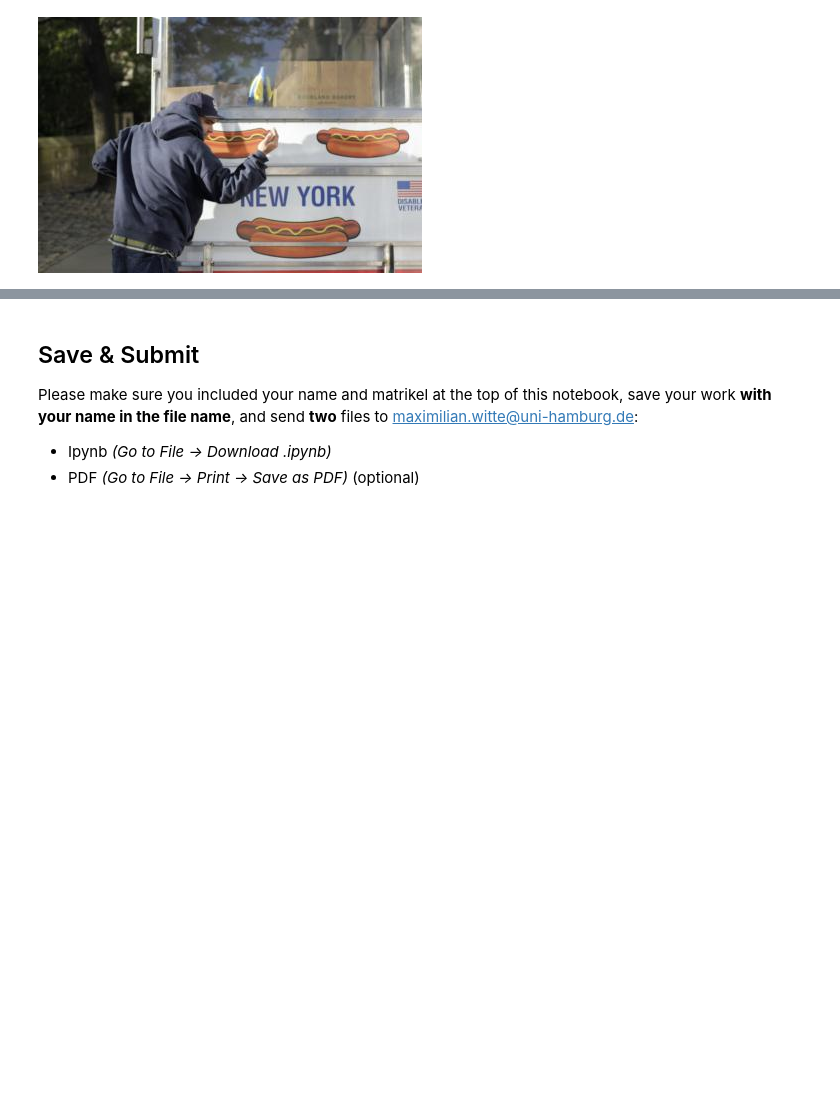
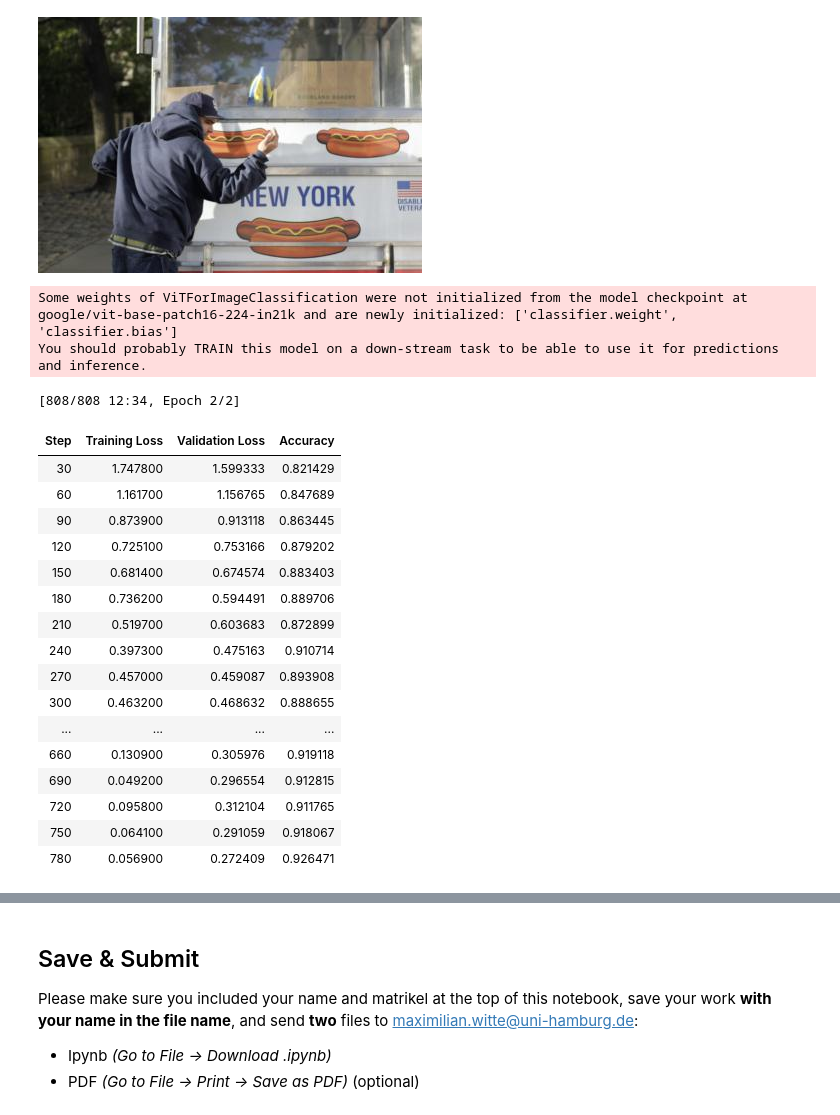
Before and after one commit to Maximilianwte/Data-Science-for-Customer-Insight, a Jupyter notebook: DataScience Introduction GRADED - DSCI.ipynb, the cells around one changed output, grey strips where cells are left out. Cells and saved outputs as stored; diff of their text form; code cells hidden in the pictures; blank space fills up the shorter version.

```diff
--- a/DataScience Introduction GRADED - DSCI.ipynb
+++ b/DataScience Introduction GRADED - DSCI.ipynb
@@ -468,0 +481,73 @@ dataset['train']['image'][2132]
+# %%
+def collate_fn(batch):
+    return {
+        'pixel_values': torch.stack([x['pixel_values'] for x in batch]),
+        'labels': torch.tensor([x['labels'] for x in batch])
+    }
+# %%
+metric = load_metric("accuracy")
+def compute_metrics(p):
+    return metric.compute(predictions=np.argmax(p.predictions, axis=1), references=p.label_ids)
+
+labels = dataset['train'].features['label'].names
+# %% [output]
+Some weights of ViTForImageClassification were not initialized from the model checkpoint at google/vit-base-patch16-224-in21k and are newly initialized: ['classifier.weight', 'classifier.bias']
+You should probably TRAIN this model on a down-stream task to be able to use it for predictions and inference.
+# %%
+model = ViTForImageClassification.from_pretrained(
+    model_name,
+    num_labels=len(labels),
+    id2label={str(i): c for i, c in enumerate(labels)},
+    label2id={c: str(i) for i, c in enumerate(labels)}
+).to('cuda')
+# %%
+from transformers import TrainingArguments, Trainer
+
+training_args = TrainingArguments(
+    output_dir="./vit-model",
+    per_device_train_batch_size=12,
+    evaluation_strategy="steps",
+    num_train_epochs=2,
+    fp16=True,
+    save_steps=30,
+    eval_steps=30,
+    logging_steps=10,
+    learning_rate=2e-4,
+    save_total_limit=1,
+    remove_unused_columns=False,
+    push_to_hub=False,
+    report_to='tensorboard',
+    load_best_model_at_end=True,
+    )
+
+
+trainer = Trainer(
+    model=model,
+    args=training_args,
+    data_collator=collate_fn,
+    compute_metrics=compute_metrics,
+    train_dataset=prepared_ds['train'],
+    eval_dataset=prepared_ds['test'],
+    tokenizer=feature_extractor
+)
+
+train_results = trainer.train()
+# %% [output]
+[808/808 12:34, Epoch 2/2]
+| Step | Training Loss | Validation Loss | Accuracy |
+| 30 | 1.747800 | 1.599333 | 0.821429 |
+| 60 | 1.161700 | 1.156765 | 0.847689 |
+| 90 | 0.873900 | 0.913118 | 0.863445 |
+| 120 | 0.725100 | 0.753166 | 0.879202 |
+| 150 | 0.681400 | 0.674574 | 0.883403 |
+| 180 | 0.736200 | 0.594491 | 0.889706 |
+| 210 | 0.519700 | 0.603683 | 0.872899 |
+| 240 | 0.397300 | 0.475163 | 0.910714 |
+| 270 | 0.457000 | 0.459087 | 0.893908 |
+| 300 | 0.463200 | 0.468632 | 0.888655 |
+| ... | ... | ... | ... |
+| 660 | 0.130900 | 0.305976 | 0.919118 |
+| 690 | 0.049200 | 0.296554 | 0.912815 |
+| 720 | 0.095800 | 0.312104 | 0.911765 |
+| 750 | 0.064100 | 0.291059 | 0.918067 |
+| 780 | 0.056900 | 0.272409 | 0.926471 |
```
Also changed, not shown: parts of 11 cells of this notebook.
